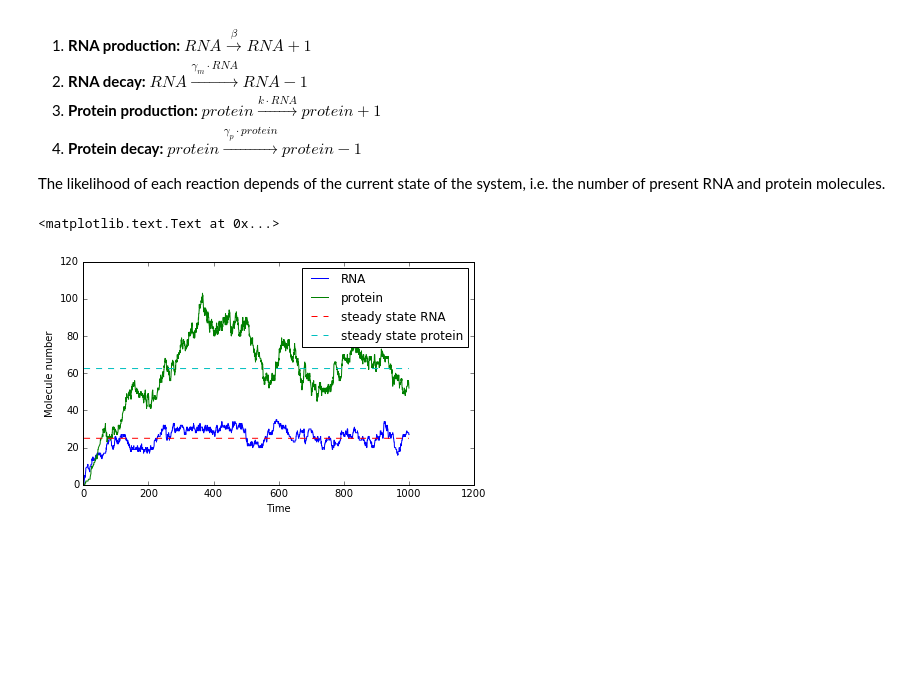
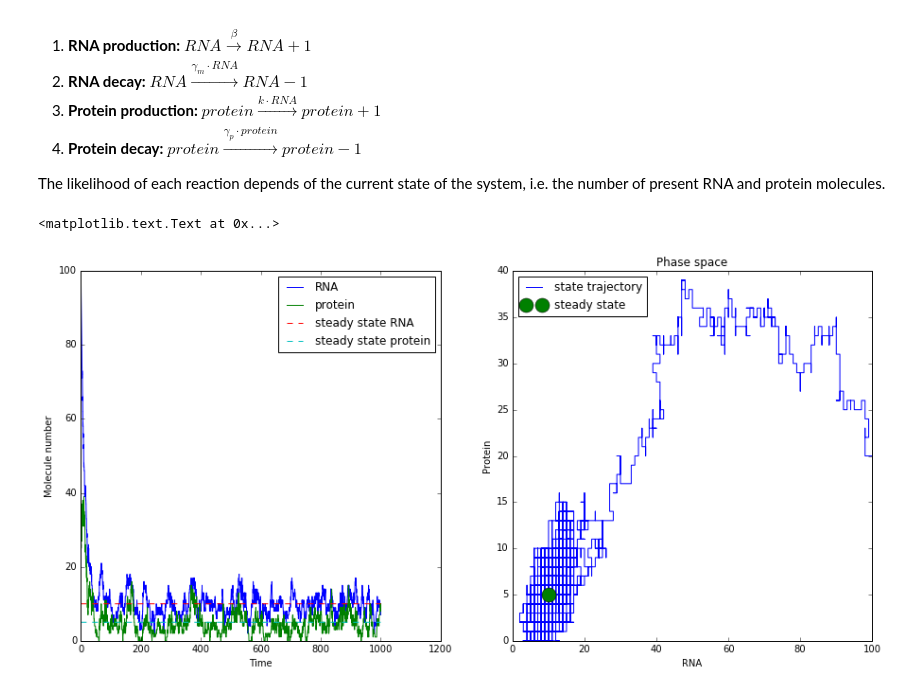
Before and after one commit to baumgast/Biomedicine-teaching, a Jupyter notebook: Biomedicine Master 2017, dynamic modeling.ipynb, the cells around one changed output. Cells and saved outputs as stored; diff of their text form; code cells hidden in the pictures; blank space fills up the shorter version.

```diff
--- a/Biomedicine Master 2017, dynamic modeling.ipynb
+++ b/Biomedicine Master 2017, dynamic modeling.ipynb
@@ -135,34 +148,41 @@ def stoch_sim_transcription_translation(param,initial_state,tf):
     return STATE
 # %%
 # define parameters and time vector to solve the ODEs
-beta = 0.5
-gamma_m = 0.02
-k = 0.05
-gamma_p = 0.02
+beta = 1
+gamma_m = 0.1
+k = 0.1
+gamma_p = 0.2
 param = [beta,gamma_m,k,gamma_p]
 
 # calculate steady state
 steady_state_RNA = beta/gamma_m
 steady_state_protein = k*beta/gamma_m/gamma_p
 
 # define intial conditions
-RNA_0 = 0
-protein_0 = 0
+RNA_0 = 100
+protein_0 = 20
 initial_state = [RNA_0,protein_0]
 
 # simulation time
 tf = 1000
 
 sim = stoch_sim_transcription_translation(param,initial_state,tf)
 
-fig,ax = pl.subplots(1,1, figsize = (7,4))
-ax.plot(sim[:,0],sim[:,1], label = 'RNA')
-ax.plot(sim[:,0],sim[:,2], label = 'protein')
-ax.plot(sim[:,0],np.zeros(len(sim[:,0])) + steady_state_RNA,'--', label = 'steady state RNA')
-ax.plot(sim[:,0],np.zeros(len(sim[:,0])) + steady_state_protein,'--', label = 'steady state protein')
-ax.legend(loc = 'best')
-ax.set_xlabel('Time')
-ax.set_ylabel('Molecule number')
+fig,ax = pl.subplots(1,2, figsize = (15,7))
+ax[0].plot(sim[:,0],sim[:,1], label = 'RNA')
+ax[0].plot(sim[:,0],sim[:,2], label = 'protein')
+ax[0].plot(sim[:,0],np.zeros(len(sim[:,0])) + steady_state_RNA,'--', label = 'steady state RNA')
+ax[0].plot(sim[:,0],np.zeros(len(sim[:,0])) + steady_state_protein,'--', label = 'steady state protein')
+ax[0].legend(loc = 'best')
+ax[0].set_xlabel('Time')
+ax[0].set_ylabel('Molecule number')
+
+ax[1].plot(sim[:,1],sim[:,2], label = 'state trajectory')
+ax[1].plot(steady_state_RNA,steady_state_protein,'o',ms = 15,label = 'steady state')
+ax[1].legend(loc = 'best')
+ax[1].set_ylabel('Protein')
+ax[1].set_xlabel('RNA')
+ax[1].set_title('Phase space')
 # %% [output]
 <matplotlib.text.Text at 0x...>
-[figure, old version]
+[figure, new version]
```
Also changed, not shown: parts of 2 cells of this notebook.
